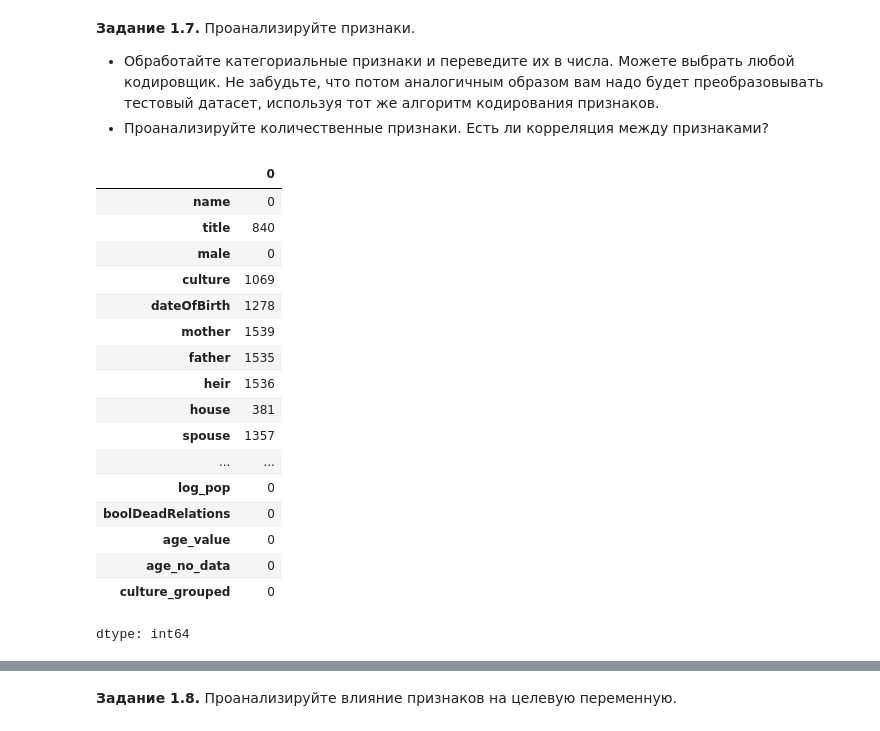
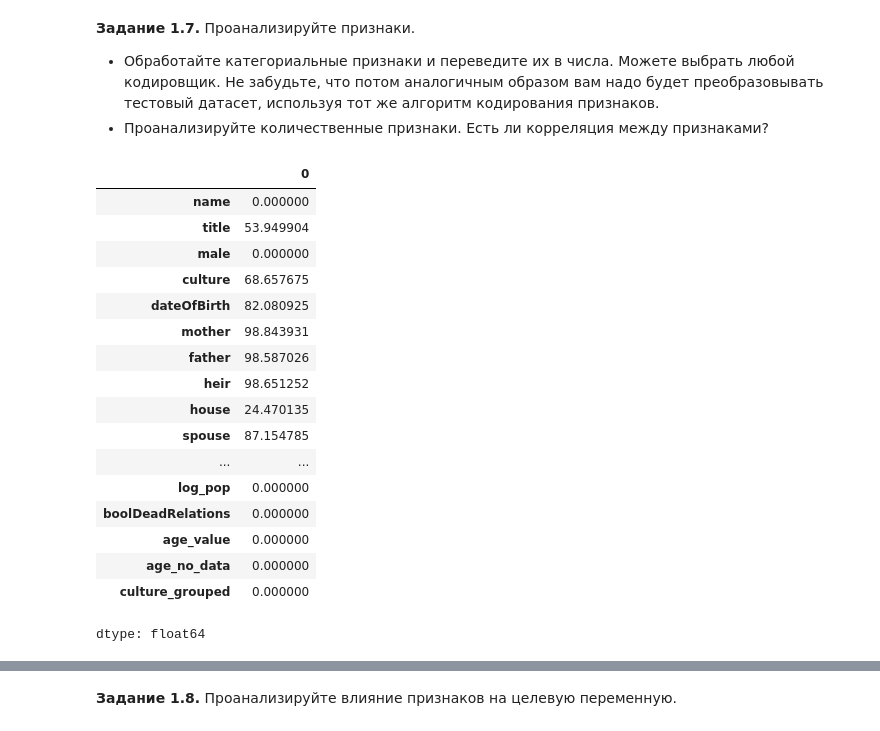
Before and after one commit to lanmorive/Analiz_data, a Jupyter notebook: week_01_ml_intro/Homework/hw_1_game_of_thrones.ipynb, the cells around one changed output, grey strips where cells are left out. Saved outputs shown, nothing was run; the diff lists cells and outputs as text; code cells hidden in the pictures.

```diff
--- a/week_01_ml_intro/Homework/hw_1_game_of_thrones.ipynb
+++ b/week_01_ml_intro/Homework/hw_1_game_of_thrones.ipynb
@@ -424,23 +424,23 @@ pd.pivot_table(data = data, values = 'isAlive', index = 'isAliveSpouse', aggfunc
   * Обработайте категориальные признаки и переведите их в числа. Можете выбрать любой кодировщик. Не забудьте, что потом аналогичным образом вам надо будет преобразовывать тестовый датасет, используя тот же алгоритм кодирования признаков.
   * Проанализируйте количественные признаки. Есть ли корреляция между признаками?
 # %%
-data.isna().sum()
+data.isna().sum()/len(data) * 100
 # %% [output]
 |  | 0 |
-| name | 0 |
-| title | 840 |
-| male | 0 |
-| culture | 1069 |
-| dateOfBirth | 1278 |
-| mother | 1539 |
-| father | 1535 |
-| heir | 1536 |
-| house | 381 |
-| spouse | 1357 |
+| name | 0.000000 |
+| title | 53.949904 |
+| male | 0.000000 |
+| culture | 68.657675 |
+| dateOfBirth | 82.080925 |
+| mother | 98.843931 |
+| father | 98.587026 |
+| heir | 98.651252 |
+| house | 24.470135 |
+| spouse | 87.154785 |
 | ... | ... |
-| log_pop | 0 |
-| boolDeadRelations | 0 |
-| age_value | 0 |
-| age_no_data | 0 |
-| culture_grouped | 0 |
+| log_pop | 0.000000 |
+| boolDeadRelations | 0.000000 |
+| age_value | 0.000000 |
+| age_no_data | 0.000000 |
+| culture_grouped | 0.000000 |
-dtype: int64
+dtype: float64
```
Also changed, not shown: parts of 20 cells of this notebook.
